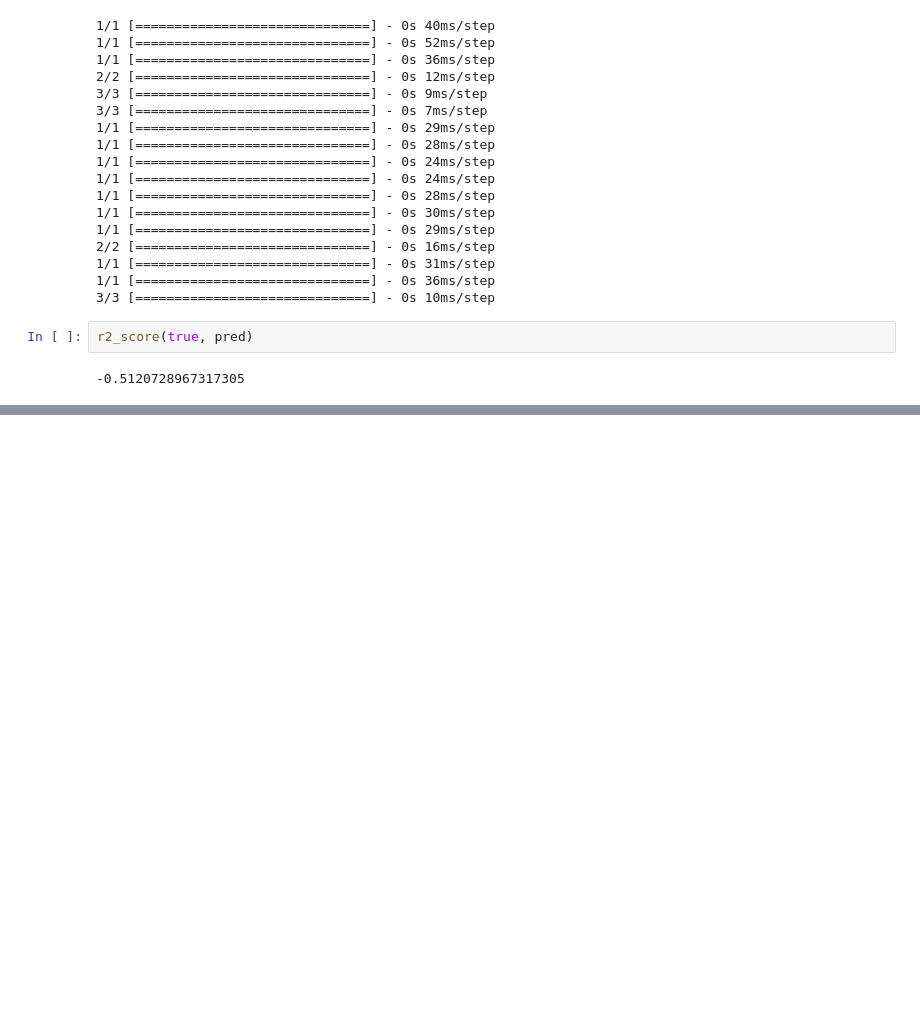
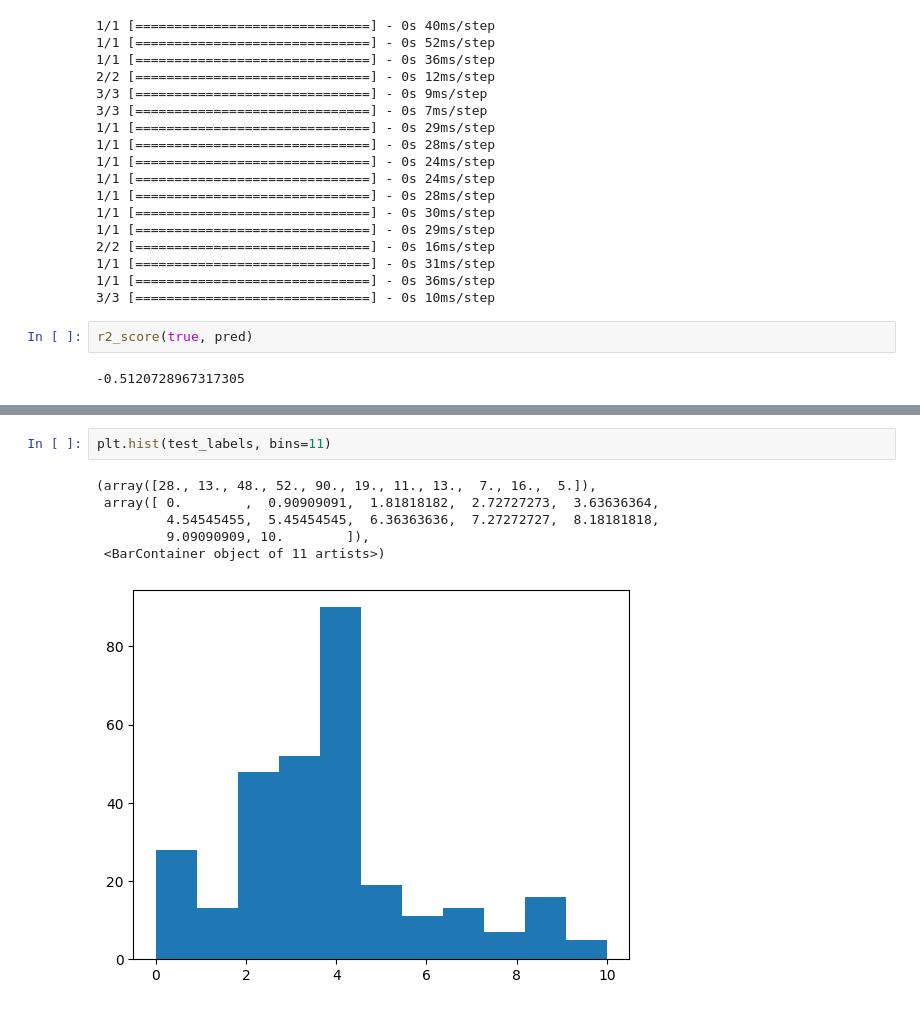
Before and after one commit to AnujxYadav/Pokemon-Classifier-ML-Project, a Jupyter notebook: network.ipynb, the cells around one changed output, grey strips where cells are left out. Saved outputs shown, nothing was run; the diff lists cells and outputs as text; blank space fills up the shorter version.

```diff
--- a/network.ipynb
+++ b/network.ipynb
@@ -221,0 +235,9 @@ r2_score(true, pred)
+# %%
+plt.hist(test_labels, bins=11)
+# %% [output]
+(array([28., 13., 48., 52., 90., 19., 11., 13.,  7., 16.,  5.]),
+ array([ 0.        ,  0.90909091,  1.81818182,  2.72727273,  3.63636364,
+         4.54545455,  5.45454545,  6.36363636,  7.27272727,  8.18181818,
+         9.09090909, 10.        ]),
+ <BarContainer object of 11 artists>)
+[figure, added]
```
Also changed, not shown: parts of 5 cells of this notebook.
